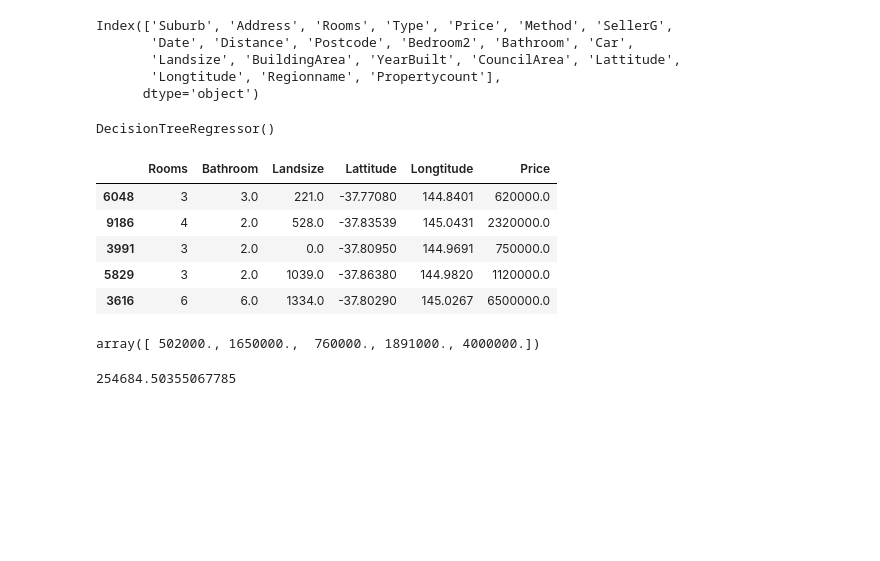
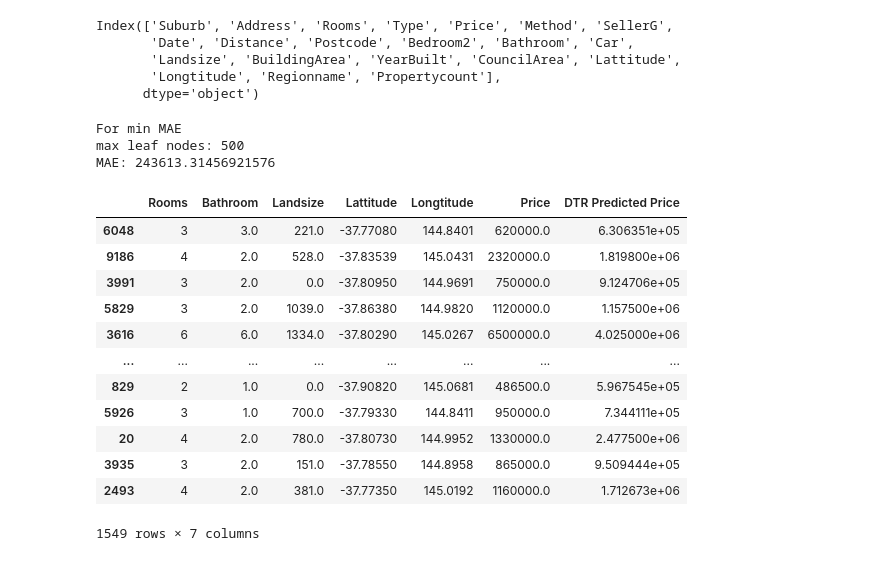
Before and after one commit to minip8/Kaggle-Learning, a Jupyter notebook: notebooks/houses_melb.ipynb, the cells around one changed output. Cells and saved outputs as stored; diff of their text form; code cells hidden in the pictures; blank space fills up the shorter version.

Commit message:
Cleaned up some stuff and added another model

```diff
--- a/notebooks/houses_melb.ipynb
+++ b/notebooks/houses_melb.ipynb
@@ -27,9 +30,10 @@ y = melb_data.Price
 # %%
 from sklearn.tree import DecisionTreeRegressor
 from sklearn.model_selection import train_test_split
+from sklearn.metrics import mean_absolute_error
 
+train_X : pd.DataFrame
+train_y : pd.DataFrame
+val_X : pd.DataFrame
+val_y : pd.DataFrame
 train_X, val_X, train_y, val_y = train_test_split(X, y, random_state=1)
-melb_model = DecisionTreeRegressor()
-melb_model.fit(train_X, train_y)
-# %% [output]
-DecisionTreeRegressor()
@@ -36,19 +59,52 @@ DecisionTreeRegressor()
+# %%
+def get_minimized_mae_model_with_leaf_nodes(model_type: Callable[..., T],
+                                            test_max_leaf_nodes: list[int],
+                                            train_X: pd.DataFrame,
+                                            train_y: pd.DataFrame,
+                                            val_X: pd.DataFrame,
+                                            val_y: pd.DataFrame,
+                                            show_mae: bool = False) -> T:
+
+
+    # if show_mae:
+    #     for max_leaf_nodes, mae in zip(test_max_leaf_nodes, test_mae):
+    #         print(f"{max_leaf_nodes=}\t\t{mae=}")
+    test_mae = test_model_mae(model_type,
+                              test_max_leaf_nodes,
+                              train_X,
+                              train_y,
+                              val_X,
+                              val_y)
+
+    min_mae_index = np.argmin(test_mae)
+    min_mae_value = min(test_mae)
+    min_mae_leaf_nodes = test_max_leaf_nodes[min_mae_index]
+
+    if show_mae:
+        print(f"For min MAE\nmax leaf nodes: {min_mae_leaf_nodes}\nMAE: {min_mae_value}")
+
+    model = model_type(max_leaf_nodes=min_mae_leaf_nodes, random_state=0)
+    return model
 # %%
-val_predictions = melb_model.predict(val_X)
-
-display(val_X.join(val_y).head())
-display(val_predictions[0:5])
+melb_model_DTR: DecisionTreeRegressor = get_minimized_mae_model_with_leaf_nodes(DecisionTreeRegressor, [5, 10, 50, 100, 500, 1000, 5000], train_X, train_y, val_X, val_y, show_mae = True)
+melb_model_DTR.fit(train_X, train_y)
+melb_model_DTR_val_predictions = melb_model_DTR.predict(val_X)
+melb_model_DTR_val_predictions = pd.DataFrame(melb_model_DTR_val_predictions, index=val_X.index, columns=["DTR Predicted Price"])
+display(val_X.join(val_y).join(melb_model_DTR_val_predictions))
 # %% [output]
+For min MAE
+max leaf nodes: 500
+MAE: 243613.31456921576
-|  | Rooms | Bathroom | Landsize | Lattitude | Longtitude | Price |
-| 6048 | 3 | 3.0 | 221.0 | -37.77080 | 144.8401 | 620000.0 |
-| 9186 | 4 | 2.0 | 528.0 | -37.83539 | 145.0431 | 2320000.0 |
-| 3991 | 3 | 2.0 | 0.0 | -37.80950 | 144.9691 | 750000.0 |
-| 5829 | 3 | 2.0 | 1039.0 | -37.86380 | 144.9820 | 1120000.0 |
-| 3616 | 6 | 6.0 | 1334.0 | -37.80290 | 145.0267 | 6500000.0 |
+|  | Rooms | Bathroom | Landsize | Lattitude | Longtitude | Price | DTR Predicted Price |
+| 6048 | 3 | 3.0 | 221.0 | -37.77080 | 144.8401 | 620000.0 | 6.306351e+05 |
+| 9186 | 4 | 2.0 | 528.0 | -37.83539 | 145.0431 | 2320000.0 | 1.819800e+06 |
+| 3991 | 3 | 2.0 | 0.0 | -37.80950 | 144.9691 | 750000.0 | 9.124706e+05 |
+| 5829 | 3 | 2.0 | 1039.0 | -37.86380 | 144.9820 | 1120000.0 | 1.157500e+06 |
+| 3616 | 6 | 6.0 | 1334.0 | -37.80290 | 145.0267 | 6500000.0 | 4.025000e+06 |
+| ... | ... | ... | ... | ... | ... | ... | ... |
+| 829 | 2 | 1.0 | 0.0 | -37.90820 | 145.0681 | 486500.0 | 5.967545e+05 |
+| 5926 | 3 | 1.0 | 700.0 | -37.79330 | 144.8411 | 950000.0 | 7.344111e+05 |
+| 20 | 4 | 2.0 | 780.0 | -37.80730 | 144.9952 | 1330000.0 | 2.477500e+06 |
+| 3935 | 3 | 2.0 | 151.0 | -37.78550 | 144.8958 | 865000.0 | 9.509444e+05 |
+| 2493 | 4 | 2.0 | 381.0 | -37.77350 | 145.0192 | 1160000.0 | 1.712673e+06 |
-array([ 502000., 1650000.,  760000., 1891000., 4000000.])
+1549 rows × 7 columns
-# %%
-from sklearn.metrics import mean_absolute_error
-val_mae = mean_absolute_error(val_y, val_predictions)
-display(val_mae)
-# %% [output]
-254684.50355067785
```
Also changed, not shown: parts of 5 cells of this notebook, 2 other files.
